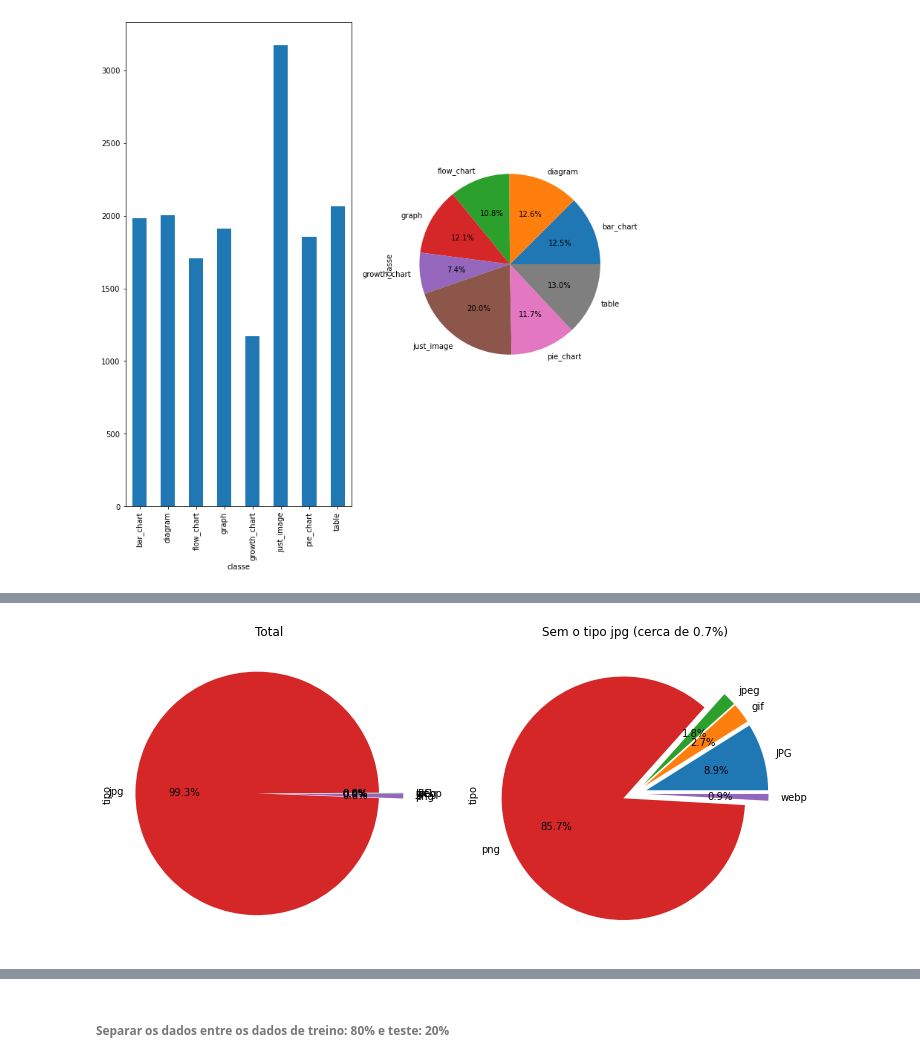
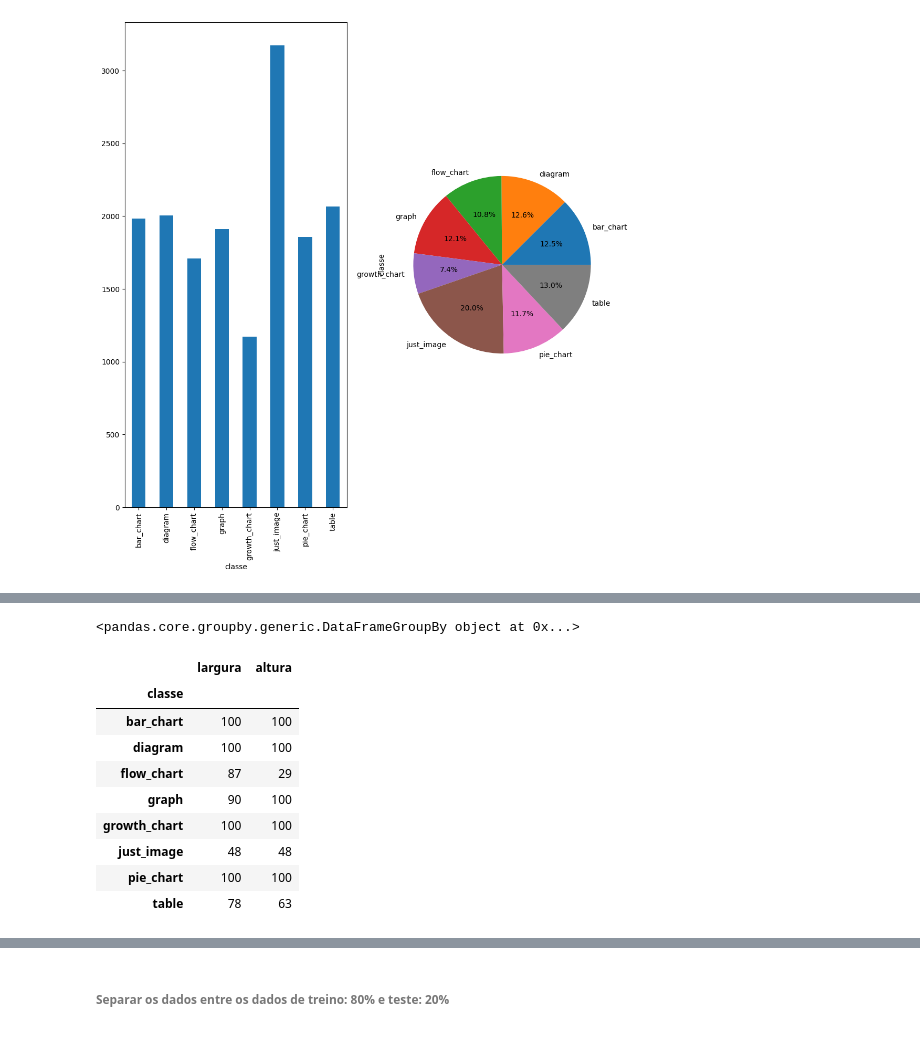
Before and after one commit to filipe1992/projetoML, a Jupyter notebook: Projeto_AM.ipynb, the cells around one changed output, grey strips where cells are left out. Drawn from its saved outputs; the diff is of its cells as text; code cells hidden in the pictures.

```diff
--- a/Projeto_AM.ipynb
+++ b/Projeto_AM.ipynb
@@ -230,27 +330,18 @@ Name: tipo, dtype: int64
-# %%
-fig, axes = plt.subplots(nrows=1, ncols=2)
-
-df_dataset_tipo\
-    .plot\
-    .pie(
-        ax = axes[0],
-        figsize=(12, 12),
-        autopct='%1.1f%%',
-        explode=[0.1 for _ in range(len(df_dataset_tipo))]
-    )
-axes[0].set_title("Total")
-
-df_dataset_tipo\
-    .drop(index='jpg')\
-    .plot\
-    .pie(
-        ax = axes[1],
-        figsize=(12, 12),
-        autopct='%1.1f%%',
-        explode=[0.1 for _ in range(len(df_dataset_tipo)-1)]
-    )
-axes[1].set_title("Sem o tipo jpg (cerca de 0.7%)")
-
-plt.show()
-# %% [output]
-[figure]
+# %%
+df_dataset_classe_largura_altura = df_dataset.groupby(["classe"])[["classe",'largura','altura']]
+df_dataset_classe_largura_altura
+# %% [output]
+<pandas.core.groupby.generic.DataFrameGroupBy object at 0x...>
+# %%
+df_dataset_classe_largura_altura.min(numeric_only=True)
+# %% [output]
+|  | largura | altura |
+| classe |  |  |
+| bar_chart | 100 | 100 |
+| diagram | 100 | 100 |
+| flow_chart | 87 | 29 |
+| graph | 90 | 100 |
+| growth_chart | 100 | 100 |
+| just_image | 48 | 48 |
+| pie_chart | 100 | 100 |
+| table | 78 | 63 |
```
Also changed, not shown: parts of 21 cells of this notebook.
